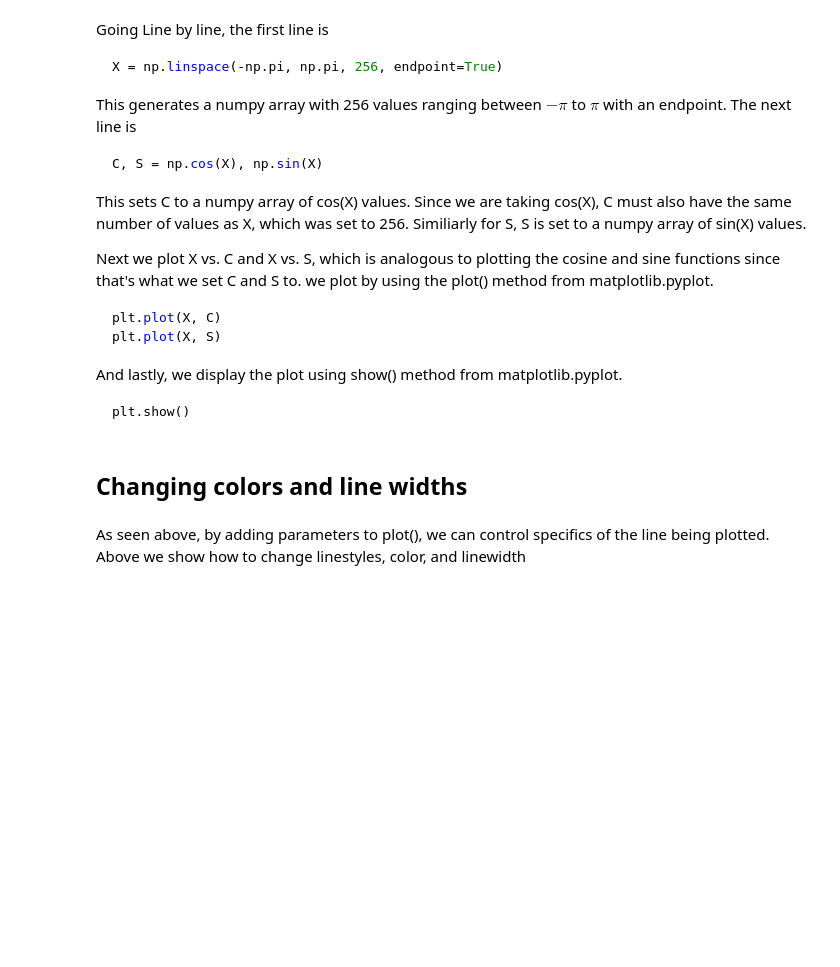
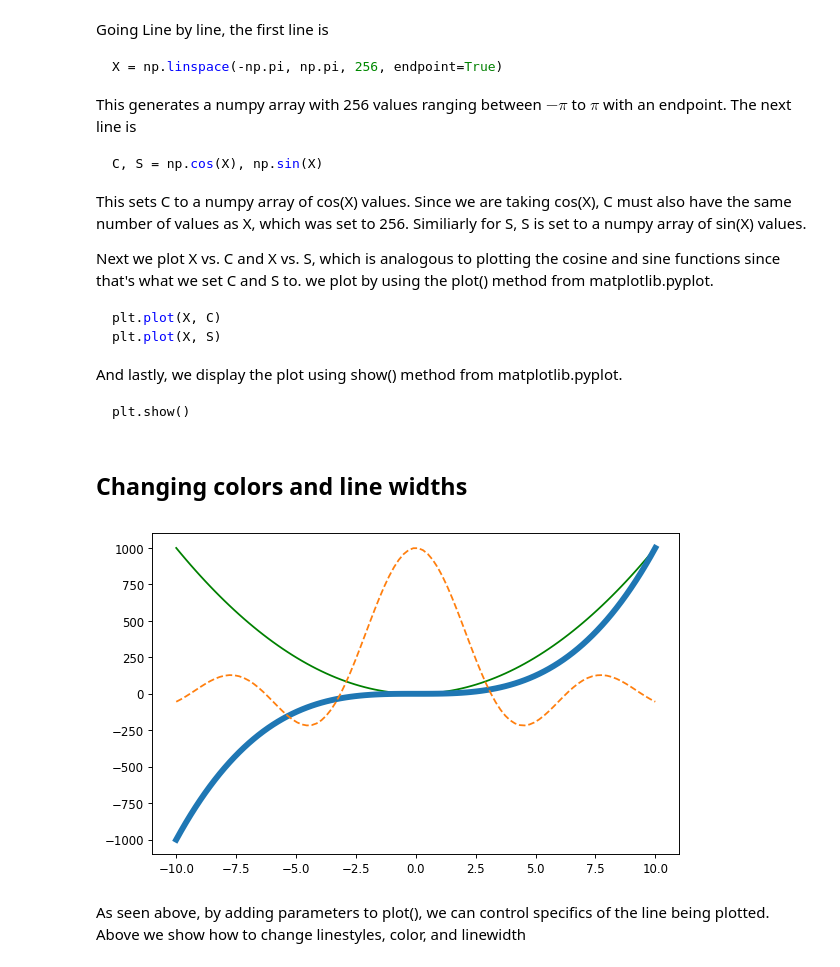
Before and after one commit to chapman-cs510-2017f/cw-07-cw05-tim-evan, a Jupyter notebook: matplotlib-tutorial.ipynb, the cells around one changed output. Cells and saved outputs as stored; diff of their text form; code cells hidden in the pictures; blank space fills up the shorter version.

```diff
--- a/matplotlib-tutorial.ipynb
+++ b/matplotlib-tutorial.ipynb
@@ -37,15 +42,20 @@ plt.show()
 # %% [markdown]
 ## Changing colors and line widths ##
 # %%
+plt.figure(figsize=(8, 5), dpi=85)
+plt.subplot(111)
+
 X = np.linspace(-10, 10, 100, endpoint=True)
 C, S = 10*X*X, X*X*X
 M = 1000*(np.sin(X))/X
 
 plt.plot(X, C, color = "green")
 plt.plot(X, S, linewidth = 5.0)
 plt.plot(X, M, linestyle = "--")
 
 plt.show()
+# %% [output]
+[figure, added]
 # %% [markdown]
 As seen above, by adding parameters to plot(), we can control specifics of the line being plotted. Above we show how to change linestyles, color, and linewidth
 # %% [markdown]
```
Also changed, not shown: parts of 5 cells of this notebook.
